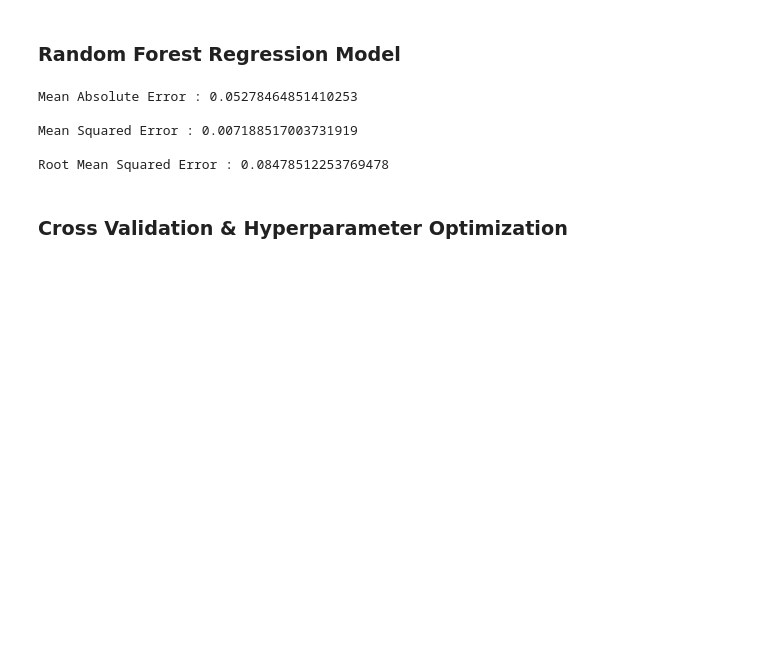
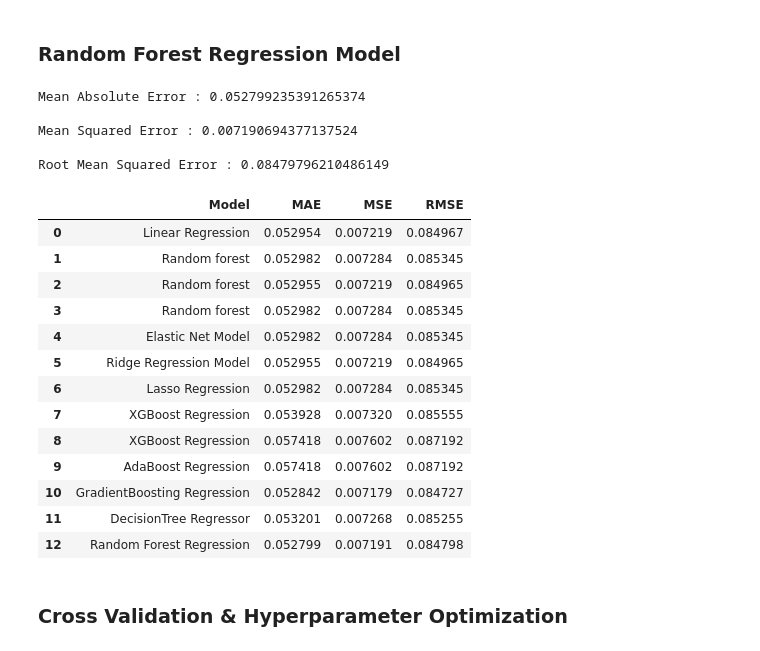
Before and after one commit to Jammal7/Introduction_to_Data_Science, a Jupyter notebook: Projects/Regression/House Pricing Prediction/House_price_regression.ipynb, the cells around one changed output. Saved outputs shown, nothing was run; the diff lists cells and outputs as text; code cells hidden in the pictures; blank space fills up the shorter version.

Commit message:
House_price_regression

```diff
--- a/Projects/Regression/House Pricing Prediction/House_price_regression.ipynb
+++ b/Projects/Regression/House Pricing Prediction/House_price_regression.ipynb
@@ -917,0 +1032,6 @@ Root Mean Squared Error : 0.08472332373133816
+# %%
+gb_results = pd.DataFrame([['GradientBoosting Regression', gb_mae, gb_mse, gb_rmse]],
+                       columns=['Model', 'MAE', 'MSE', 'RMSE'])
+
+results = results.append(gb_results, ignore_index=True)
+results
@@ -918,15 +1051,19 @@ Root Mean Squared Error : 0.08472332373133816
 # %% [markdown]
 ### Decision Tree Regressor
 # %%
-tree_reg = DecisionTreeRegressor(max_depth=5)
+tree_reg = DecisionTreeRegressor(max_depth=5, random_state=42)
 tree_reg.fit(X_train, y_train)
 tree_reg_pred = tree_reg.predict(X_test)
 
-print('Mean Absolute Error : {}'.format(mean_absolute_error(y_test, tree_reg_pred)))
+tree_mae = mean_absolute_error(y_test, tree_reg_pred)
+tree_mse = mean_squared_error(y_test, tree_reg_pred)
+tree_rmse = sqrt(mean_squared_error(y_test, tree_reg_pred))
+
+print('Mean Absolute Error : {}'.format(tree_mae))
 print()
-print('Mean Squared Error : {}'.format(mean_squared_error(y_test, tree_reg_pred)))
+print('Mean Squared Error : {}'.format(tree_mse))
 print()
-print('Root Mean Squared Error : {}'.format(sqrt(mean_squared_error(y_test, tree_reg_pred))))
+print('Root Mean Squared Error : {}'.format(tree_rmse))
 # %% [output]
 Mean Absolute Error : 0.053200570181696015
 
@@ -934,2 +1071,8 @@ Mean Squared Error : 0.007268385732497423
 
 Root Mean Squared Error : 0.08525482820636861
+# %%
+tree_results = pd.DataFrame([['DecisionTree Regressor', tree_mae, tree_mse, tree_rmse]],
+                       columns=['Model', 'MAE', 'MSE', 'RMSE'])
+
+results = results.append(tree_results, ignore_index=True)
+results
@@ -936,20 +1093,45 @@ Root Mean Squared Error : 0.08525482820636861
 # %% [markdown]
 ### Random Forest Regression Model
 # %%
-forest_reg = RandomForestRegressor(n_estimators= 500, max_depth=6)
+forest_reg = RandomForestRegressor(n_estimators= 500, max_depth=6, random_state=42)
 forest_reg.fit(X_train, y_train)
 forest_reg_pred = forest_reg.predict(X_test)
 
-print('Mean Absolute Error : {}'.format(mean_absolute_error(y_test, forest_reg_pred)))
+forest_mae = mean_absolute_error(y_test, forest_reg_pred)
+forest_mse = mean_squared_error(y_test, forest_reg_pred)
+forest_rmse = sqrt(mean_squared_error(y_test, forest_reg_pred))
+
+print('Mean Absolute Error : {}'.format(forest_mae))
 print()
-print('Mean Squared Error : {}'.format(mean_squared_error(y_test, forest_reg_pred)))
+print('Mean Squared Error : {}'.format(forest_mse))
 print()
-print('Root Mean Squared Error : {}'.format(sqrt(mean_squared_error(y_test, forest_reg_pred))))
+print('Root Mean Squared Error : {}'.format(forest_rmse))
 # %% [output]
-Mean Absolute Error : 0.05278464851410253
+Mean Absolute Error : 0.052799235391265374
 
-Mean Squared Error : 0.007188517003731919
+Mean Squared Error : 0.007190694377137524
 
-Root Mean Squared Error : 0.08478512253769478
+Root Mean Squared Error : 0.08479796210486149
+# %%
+forest_results = pd.DataFrame([['Random Forest Regression', forest_mae, forest_mse, forest_rmse]],
+                       columns=['Model', 'MAE', 'MSE', 'RMSE'])
+
+results = results.append(forest_results, ignore_index=True)
+results
+# %% [output]
+|  | Model | MAE | MSE | RMSE |
+| 0 | Linear Regression | 0.052954 | 0.007219 | 0.084967 |
+| 1 | Random forest | 0.052982 | 0.007284 | 0.085345 |
+| 2 | Random forest | 0.052955 | 0.007219 | 0.084965 |
+| 3 | Random forest | 0.052982 | 0.007284 | 0.085345 |
+| 4 | Elastic Net Model | 0.052982 | 0.007284 | 0.085345 |
+| 5 | Ridge Regression Model | 0.052955 | 0.007219 | 0.084965 |
+| 6 | Lasso Regression | 0.052982 | 0.007284 | 0.085345 |
+| 7 | XGBoost Regression | 0.053928 | 0.007320 | 0.085555 |
+| 8 | XGBoost Regression | 0.057418 | 0.007602 | 0.087192 |
+| 9 | AdaBoost Regression | 0.057418 | 0.007602 | 0.087192 |
+| 10 | GradientBoosting Regression | 0.052842 | 0.007179 | 0.084727 |
+| 11 | DecisionTree Regressor | 0.053201 | 0.007268 | 0.085255 |
+| 12 | Random Forest Regression | 0.052799 | 0.007191 | 0.084798 |
 # %% [markdown]
 ### Cross Validation & Hyperparameter Optimization
```
Also changed, not shown: parts of 16 cells of this notebook.
